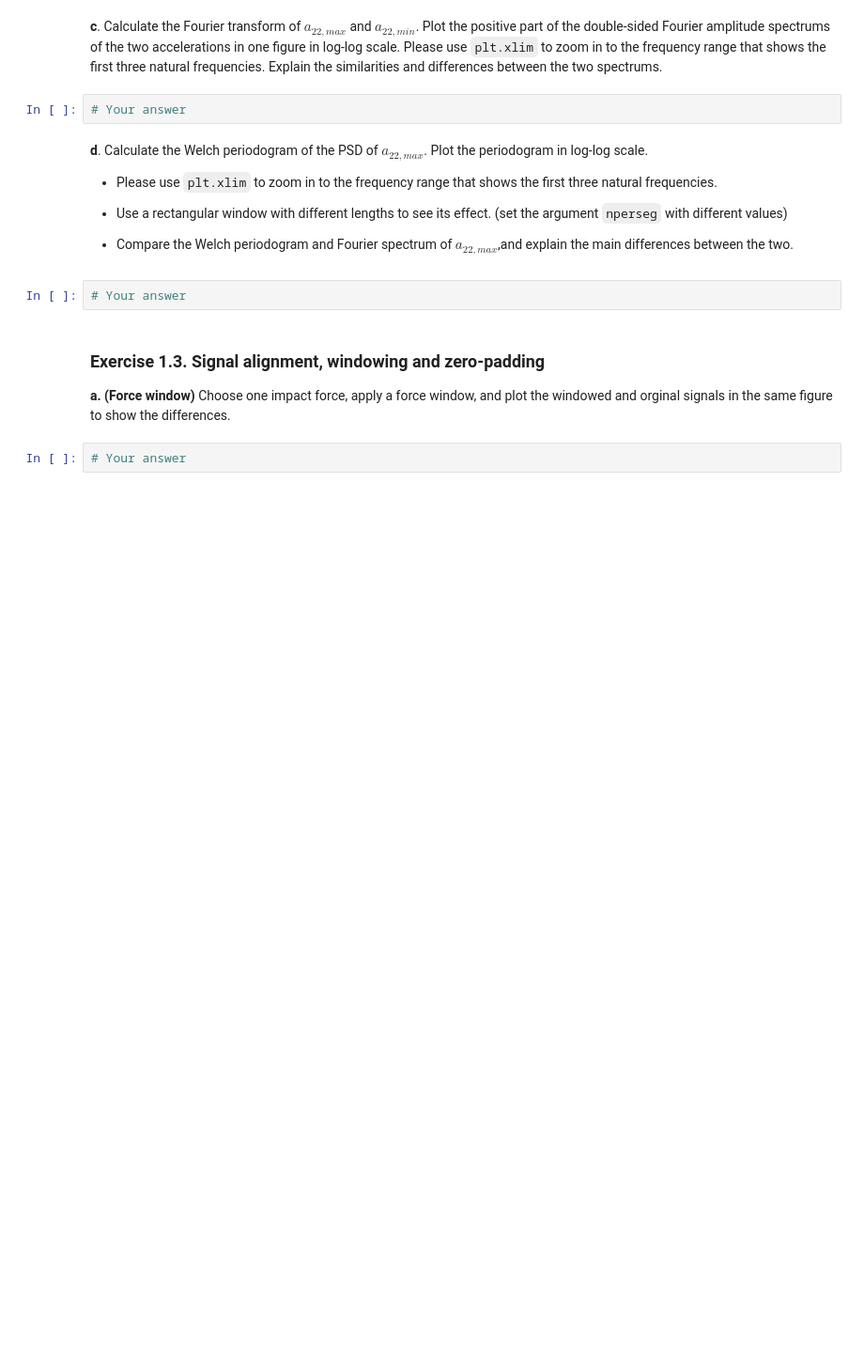
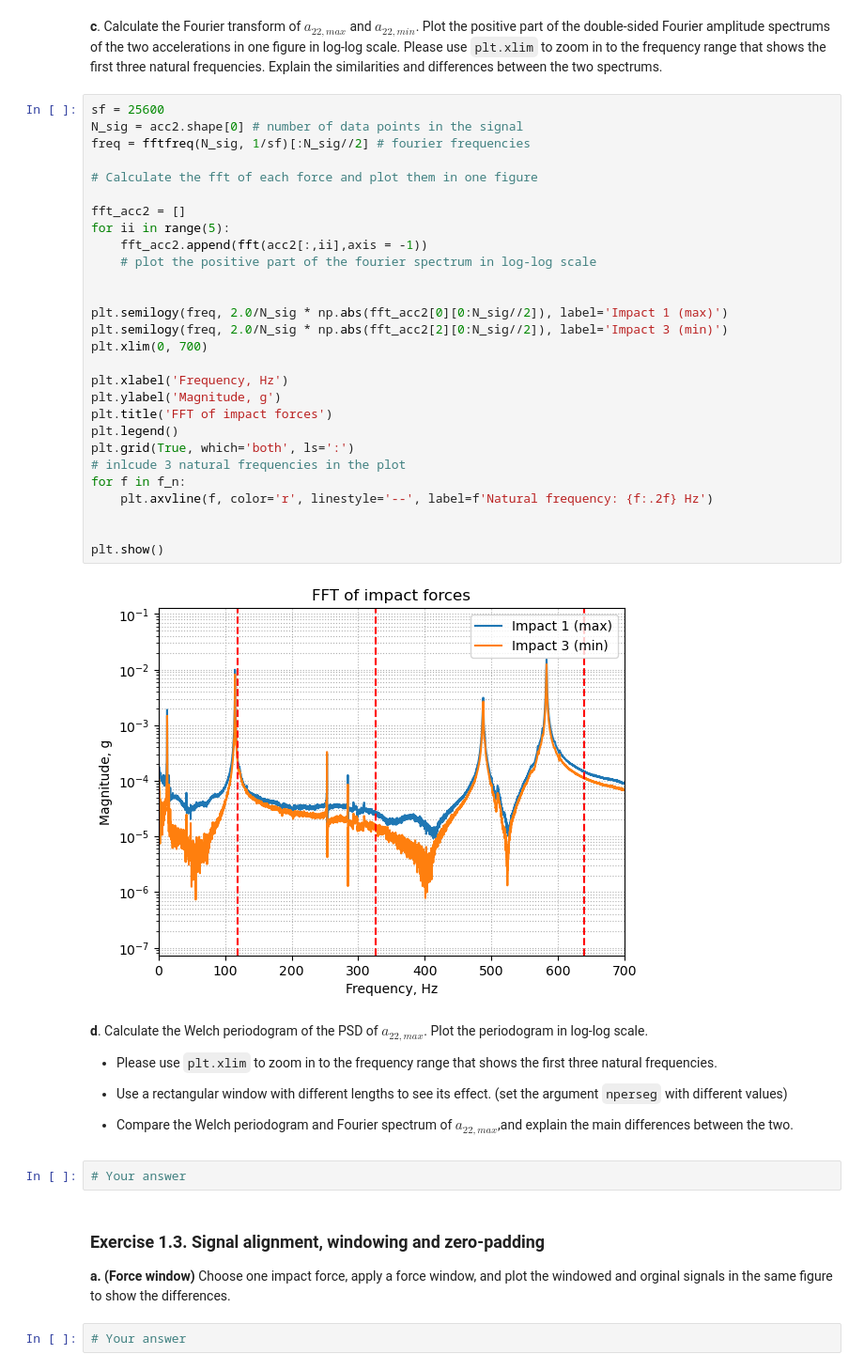
Before and after one commit to josems06-crypto/CIEM5110-U3-lab_assignment_2026, a Jupyter notebook: CIEM5110_U3_lab_assignment_template_for_report_2026.ipynb, the cells around one changed output. Shown at 94% size. Saved outputs shown, nothing was run; the diff lists cells and outputs as text; blank space fills up the shorter version.

```diff
--- a/CIEM5110_U3_lab_assignment_template_for_report_2026.ipynb
+++ b/CIEM5110_U3_lab_assignment_template_for_report_2026.ipynb
@@ -133,7 +178,35 @@ plt.show()
 # %% [markdown]
 **c**. Calculate the Fourier transform of $a_{22,max}$ and $a_{22,min}$. Plot the positive part of the double-sided Fourier amplitude spectrums of the two accelerations in one figure in log-log scale. Please use `plt.xlim` to zoom in to the frequency range that shows the first three natural frequencies. Explain the similarities and differences between the two spectrums.
-# %%
-# Your answer
+# %%
+sf = 25600
+N_sig = acc2.shape[0] # number of data points in the signal
+freq = fftfreq(N_sig, 1/sf)[:N_sig//2] # fourier frequencies
+
+# Calculate the fft of each force and plot them in one figure
+
+fft_acc2 = []
+for ii in range(5):
+    fft_acc2.append(fft(acc2[:,ii],axis = -1))
+    # plot the positive part of the fourier spectrum in log-log scale
+
+
+plt.semilogy(freq, 2.0/N_sig * np.abs(fft_acc2[0][0:N_sig//2]), label='Impact 1 (max)')
+plt.semilogy(freq, 2.0/N_sig * np.abs(fft_acc2[2][0:N_sig//2]), label='Impact 3 (min)')
+plt.xlim(0, 700)
+
+plt.xlabel('Frequency, Hz')
+plt.ylabel('Magnitude, g')
+plt.title('FFT of impact forces')
+plt.legend()
+plt.grid(True, which='both', ls=':')
+# inlcude 3 natural frequencies in the plot
+for f in f_n:
+    plt.axvline(f, color='r', linestyle='--', label=f'Natural frequency: {f:.2f} Hz')
+
+
+plt.show()
+# %% [output]
+[figure, added]
 # %% [markdown]
 **d**. Calculate the Welch periodogram of the PSD of $a_{22,max}$. Plot the periodogram in log-log scale.
 
```
Also changed, not shown: parts of 3 cells of this notebook, 1 other file.
